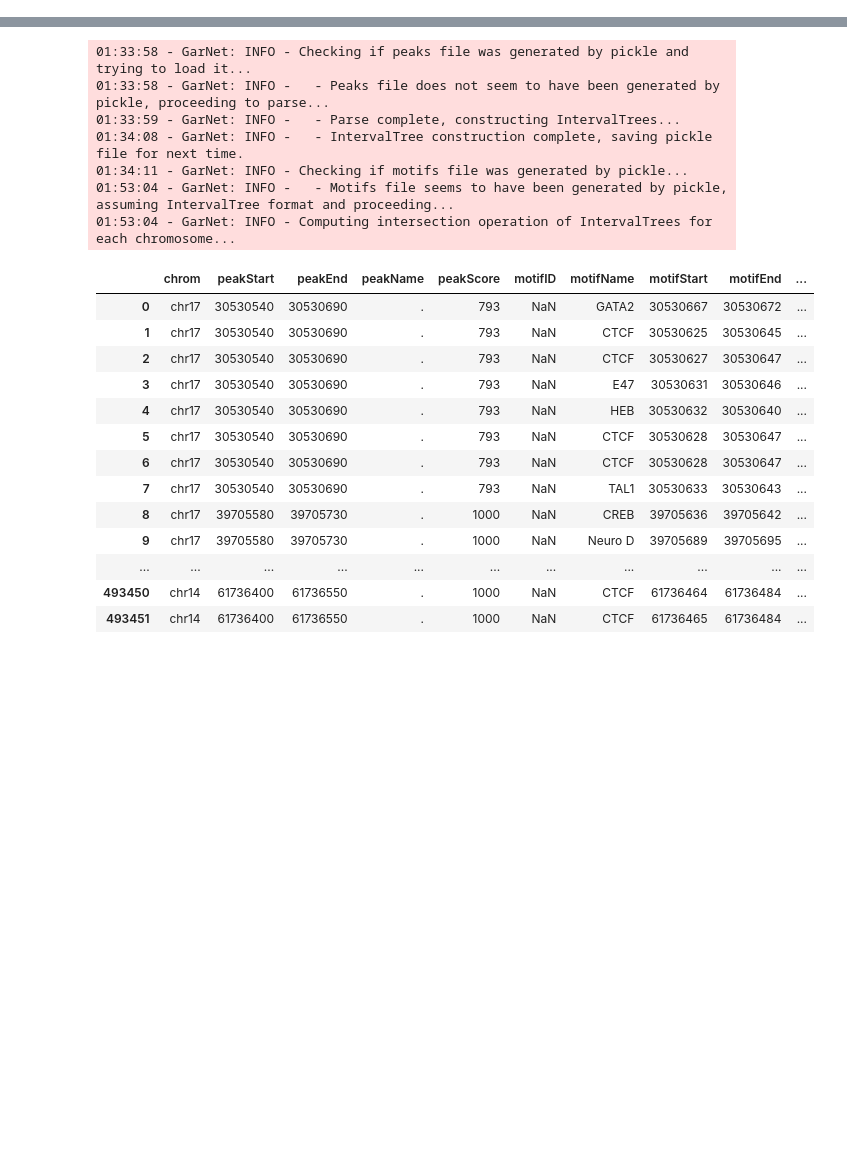
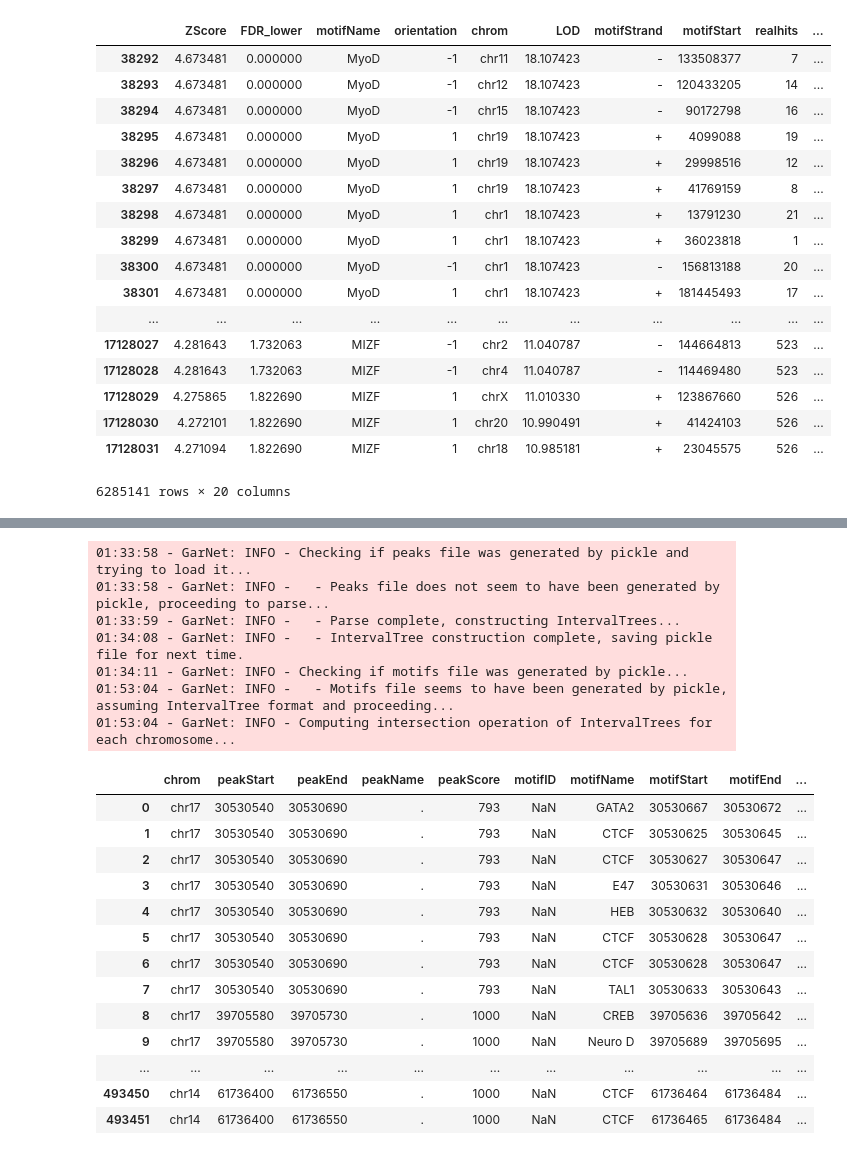
Before and after one commit to fraenkel-lab/GarNet, a Jupyter notebook: example/Example_Usage.ipynb, the cells around one changed output, grey strips where cells are left out. Saved outputs shown, nothing was run; the diff lists cells and outputs as text; code cells hidden in the pictures; blank space fills up the shorter version.

```diff
--- a/example/Example_Usage.ipynb
+++ b/example/Example_Usage.ipynb
@@ -0,0 +164,21 @@
+# %%
+motifs[motifs.motifName != motifs.symbol]
+# %% [output]
+|  | ZScore | FDR_lower | motifName | orientation | chrom | LOD | motifStrand | motifStart | realhits | ... |
+| 38292 | 4.673481 | 0.000000 | MyoD | -1 | chr11 | 18.107423 | - | 133508377 | 7 | ... |
+| 38293 | 4.673481 | 0.000000 | MyoD | -1 | chr12 | 18.107423 | - | 120433205 | 14 | ... |
+| 38294 | 4.673481 | 0.000000 | MyoD | -1 | chr15 | 18.107423 | - | 90172798 | 16 | ... |
+| 38295 | 4.673481 | 0.000000 | MyoD | 1 | chr19 | 18.107423 | + | 4099088 | 19 | ... |
+| 38296 | 4.673481 | 0.000000 | MyoD | 1 | chr19 | 18.107423 | + | 29998516 | 12 | ... |
+| 38297 | 4.673481 | 0.000000 | MyoD | 1 | chr19 | 18.107423 | + | 41769159 | 8 | ... |
+| 38298 | 4.673481 | 0.000000 | MyoD | 1 | chr1 | 18.107423 | + | 13791230 | 21 | ... |
+| 38299 | 4.673481 | 0.000000 | MyoD | 1 | chr1 | 18.107423 | + | 36023818 | 1 | ... |
+| 38300 | 4.673481 | 0.000000 | MyoD | -1 | chr1 | 18.107423 | - | 156813188 | 20 | ... |
+| 38301 | 4.673481 | 0.000000 | MyoD | 1 | chr1 | 18.107423 | + | 181445493 | 17 | ... |
+| ... | ... | ... | ... | ... | ... | ... | ... | ... | ... | ... |
+| 17128027 | 4.281643 | 1.732063 | MIZF | -1 | chr2 | 11.040787 | - | 144664813 | 523 | ... |
+| 17128028 | 4.281643 | 1.732063 | MIZF | -1 | chr4 | 11.040787 | - | 114469480 | 523 | ... |
+| 17128029 | 4.275865 | 1.822690 | MIZF | 1 | chrX | 11.010330 | + | 123867660 | 526 | ... |
+| 17128030 | 4.272101 | 1.822690 | MIZF | 1 | chr20 | 10.990491 | + | 41424103 | 526 | ... |
+| 17128031 | 4.271094 | 1.822690 | MIZF | 1 | chr18 | 10.985181 | + | 23045575 | 526 | ... |
+6285141 rows × 20 columns
```
Also changed, not shown: parts of 16 cells of this notebook, 10 other files.
